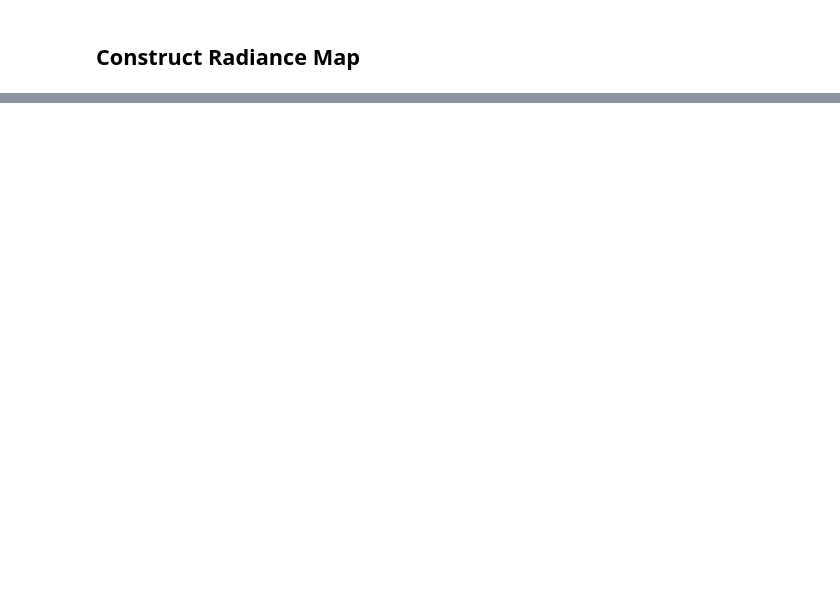
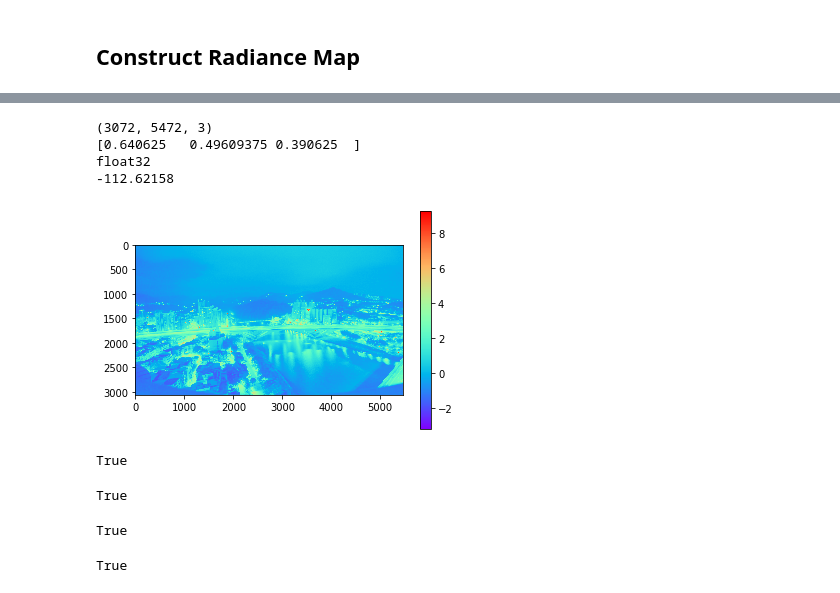
Before and after one commit to frozenburst/NTU-2020-VFX, a Jupyter notebook: hw1_HDR/hdr.ipynb, the cells around one changed output, grey strips where cells are left out. Drawn from its saved outputs; the diff is of its cells as text; code cells hidden in the pictures; blank space fills up the shorter version.

```diff
--- a/hw1_HDR/hdr.ipynb
+++ b/hw1_HDR/hdr.ipynb
@@ -336,12 +337,43 @@ test = np.load(op.join(data_path, 'radiance_map.npy'))
+# %%
+# reload radiance map
+test = cv2.imread(op.join(data_path, 'radiance_map.hdr'), cv2.IMREAD_ANYDEPTH)
+
+print(test.shape)
+print(test[0, 0])
+print(test.dtype)
+print(np.min(test-HDR_BGR))
+
+test_gray = np.sum(test, axis=2)/3
+plt.imshow(np.log(test_gray), 'rainbow')
+plt.colorbar()
+plt.show()
+# %% [output]
+(3072, 5472, 3)
+[0.640625   0.49609375 0.390625  ]
+float32
+-112.62158
+[figure, added]
 # %%
-test_hdr = HDR_img.astype(np.float32)
-tonemap = cv2.createTonemap(2.2)
-ldr = tonemap.process(test_hdr)
-ldr = cv2.cvtColor(ldr, cv2.COLOR_RGB2BGR)
+tonemap = cv2.createTonemap(10)
+ldr = tonemap.process(HDR_BGR)
 cv2.imwrite(op.join(data_path, 'ldr.png'), ldr*255)
+# %% [output]
+True
+# %%
+tonemap = cv2.createTonemapDrago(3, 0.8, 0.9)
+ldr = tonemap.process(HDR_BGR)
+cv2.imwrite(op.join(data_path, 'ldr_drago.png'), ldr*255)
+# %% [output]
+True
+# %%
+tonemap = cv2.createTonemapMantiuk(5, 1)
+ldr = tonemap.process(HDR_BGR)
+cv2.imwrite(op.join(data_path, 'ldr_mantiuk.png'), ldr*255)
+# %% [output]
+True
 # %%
-test_hdr = HDR_img.astype(np.float32)
-tonemap = cv2.createTonemapDrago(2.2)
-ldr = tonemap.process(test_hdr)
-ldr = cv2.cvtColor(ldr, cv2.COLOR_RGB2BGR)
-cv2.imwrite(op.join(data_path, 'ldr_drago.png'), ldr*255)
+tonemap = cv2.createTonemapReinhard(2.2)
+ldr = tonemap.process(HDR_BGR)
+cv2.imwrite(op.join(data_path, 'ldr_reinhard.png'), ldr*255)
+# %% [output]
+True
```
Also changed, not shown: parts of 13 cells of this notebook, 2 other files.
